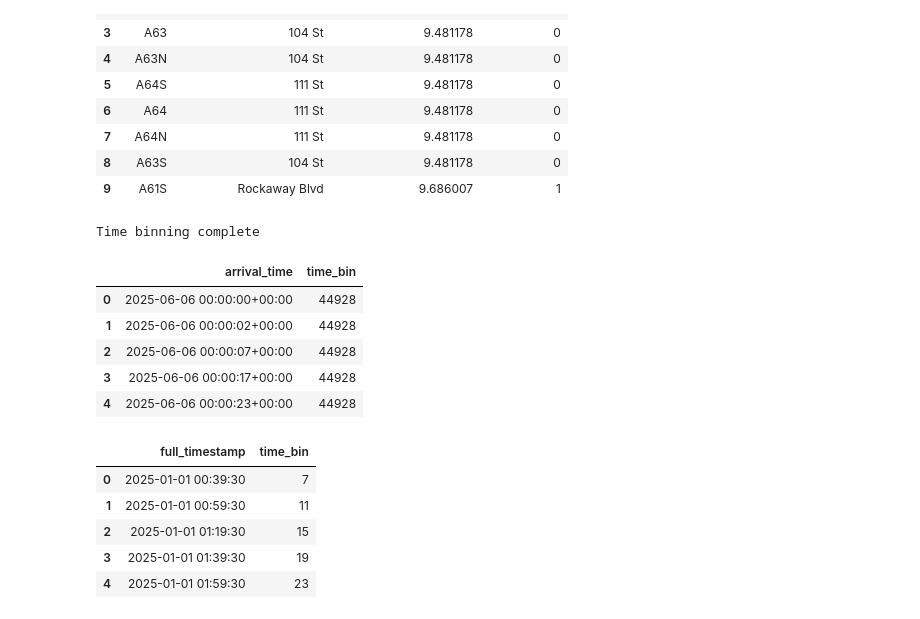
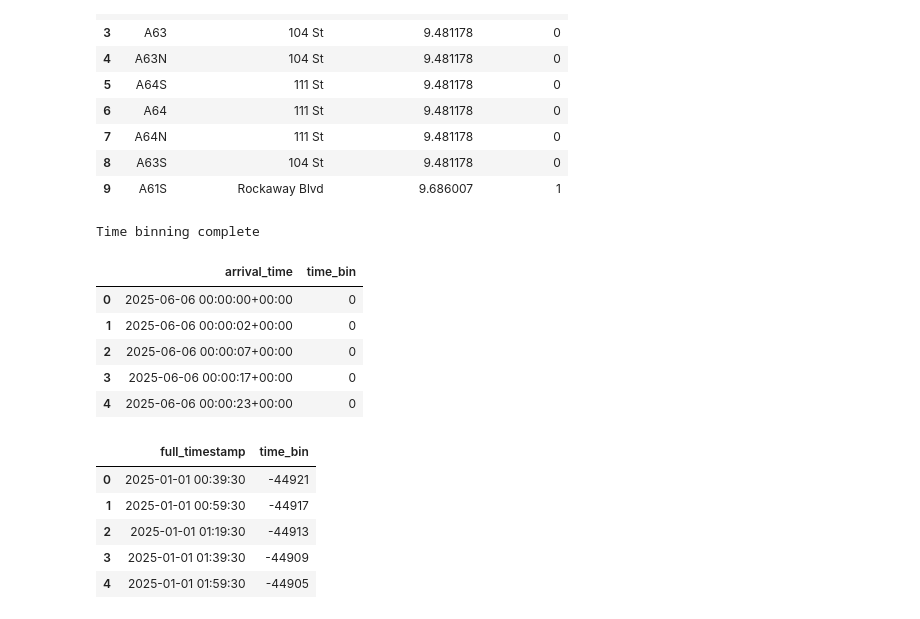
Before and after one commit to DanHerman212/headway-prediction, a Jupyter notebook: notebooks/3_data_merging.ipynb, the cells around one changed output. Saved outputs shown, nothing was run; the diff lists cells and outputs as text; code cells hidden in the pictures.

```diff
--- a/notebooks/3_data_merging.ipynb
+++ b/notebooks/3_data_merging.ipynb
@@ -105,48 +105,48 @@ Bin Width: 0.14 miles
 # define the global start time for the entire experiment
 # this must match the start of our data collection
 # Ensure it is tz-naive to match the arrivals data
-GLOBAL_START_TIME = pd.Timestamp("2025-01-01 00:00:00")
+GLOBAL_START_TIME = pd.Timestamp("2025-06-06 00:00:00")
 
 def get_time_bin(timestamp):
     # Ensure timestamp is tz-naive before subtraction
     if timestamp.tzinfo is not None:
         timestamp = timestamp.tz_localize(None)
 
     #calculate minutes elapsed since the global start
     delta = timestamp - GLOBAL_START_TIME
     minutes_elapsed = delta.total_seconds() / 60.0
 
     # floor division by bin size
     return int(minutes_elapsed // TIME_BIN_SIZE_MIN)
 
 # apply to arrivals
 arrivals_df['time_bin'] = arrivals_df['arrival_time'].apply(get_time_bin)
 
 # apply to schedule (we need to construct full timestamps for the schedule first)
 # the schedule has 'service_date' (2025-01-01) and departure seconds (28000)
 # we combine to get a timestamp, then bin it.
 schedule_df['full_timestamp'] = pd.to_datetime(schedule_df['service_date']) + \
                                 pd.to_timedelta(schedule_df['departure_seconds'], unit='s')
 
 schedule_df['time_bin'] = schedule_df['full_timestamp'].apply(get_time_bin)
 
 print('Time binning complete')
 display(arrivals_df[['arrival_time','time_bin']].head())
 display(schedule_df[['full_timestamp','time_bin']].head())
 # %% [output]
 Time binning complete
 |  | arrival_time | time_bin |
-| 0 | 2025-06-06 00:00:00+00:00 | 44928 |
-| 1 | 2025-06-06 00:00:02+00:00 | 44928 |
-| 2 | 2025-06-06 00:00:07+00:00 | 44928 |
-| 3 | 2025-06-06 00:00:17+00:00 | 44928 |
-| 4 | 2025-06-06 00:00:23+00:00 | 44928 |
+| 0 | 2025-06-06 00:00:00+00:00 | 0 |
+| 1 | 2025-06-06 00:00:02+00:00 | 0 |
+| 2 | 2025-06-06 00:00:07+00:00 | 0 |
+| 3 | 2025-06-06 00:00:17+00:00 | 0 |
+| 4 | 2025-06-06 00:00:23+00:00 | 0 |
 |  | full_timestamp | time_bin |
-| 0 | 2025-01-01 00:39:30 | 7 |
-| 1 | 2025-01-01 00:59:30 | 11 |
-| 2 | 2025-01-01 01:19:30 | 15 |
-| 3 | 2025-01-01 01:39:30 | 19 |
-| 4 | 2025-01-01 01:59:30 | 23 |
+| 0 | 2025-01-01 00:39:30 | -44921 |
+| 1 | 2025-01-01 00:59:30 | -44917 |
+| 2 | 2025-01-01 01:19:30 | -44913 |
+| 3 | 2025-01-01 01:39:30 | -44909 |
+| 4 | 2025-01-01 01:59:30 | -44905 |
 # %%
 # map real-time arrivals to distance bins
 
```
Also changed, not shown: parts of 6 cells of this notebook, 1 other file.
